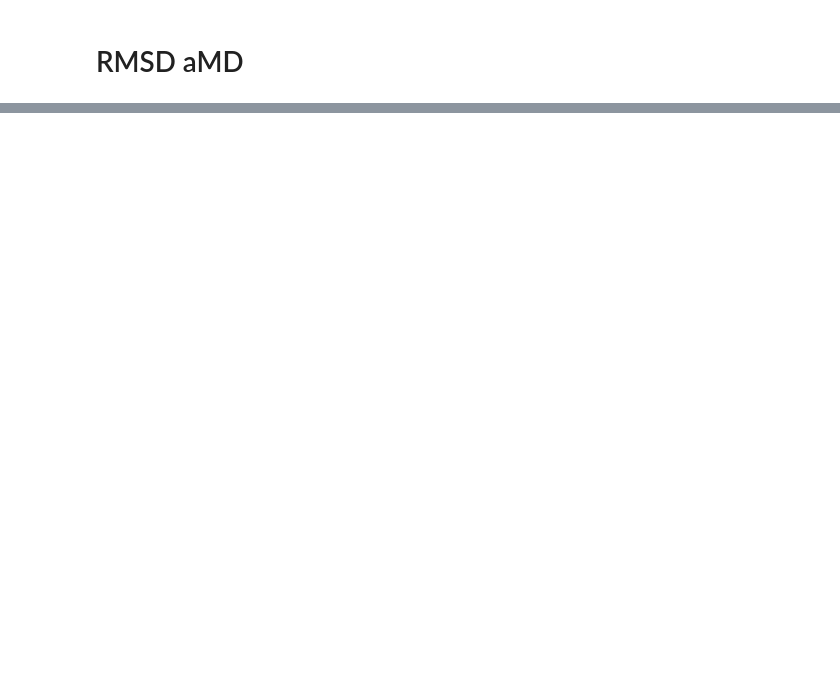
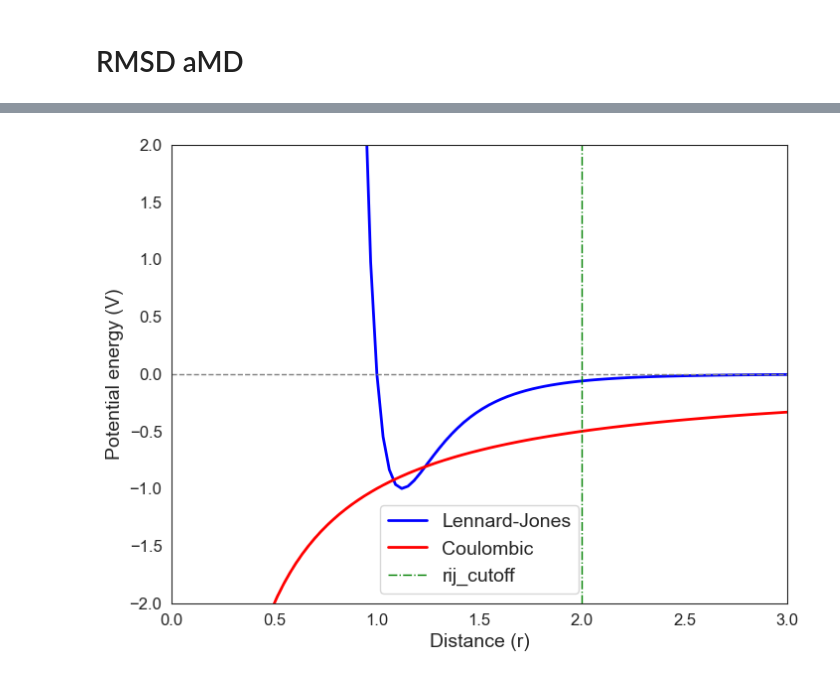
Before and after one commit to LukasMeinschad/Theoretische_Chemie, a Jupyter notebook: Praktikum/mm_part/mm_auswertung.ipynb, the cells around one changed output, grey strips where cells are left out. Drawn from its saved outputs; the diff is of its cells as text; code cells hidden in the pictures; blank space fills up the shorter version.

```diff
--- a/Praktikum/mm_part/mm_auswertung.ipynb
+++ b/Praktikum/mm_part/mm_auswertung.ipynb
@@ -40,0 +155,40 @@ plt.show()
+# %%
+import numpy as np
+import seaborn as sns
+import matplotlib.pyplot as plt
+
+sns.set_style("white")  # Change the style of the plot
+
+# Define the distance range and the cutoff
+r = np.linspace(0, 3, 100)
+cutoff_r = 2
+
+# Lennard-Jones potential
+sigma = 1.0
+epsilon = 1.0
+vlj = 4*epsilon*((sigma/r)**12 - (sigma/r)**6)
+
+# Coulombic potential
+q1 = 1.0
+q2 = -1.0
+k = 1.0
+vcoul = k*q1*q2/r
+
+# Create a plot
+
+fig, ax = plt.subplots(figsize=(8,6))
+ax.plot(r, vlj, label="Lennard-Jones", lw = 2, color = "blue")
+ax.plot(r, vcoul, label="Coulombic", lw = 2, color = "red")
+ax.axhline(0, c='gray', ls = '--', lw = 1)  #horizontal line at the asymptote of Lennard-Jones
+ax.axvline(cutoff_r, c='green', ls = '-.', lw = 1, label='rij_cutoff') # vertical line at cutoff_r
+ax.set_xlabel("Distance (r)", fontsize=14)
+ax.set_ylabel("Potential energy (V)", fontsize=14)
+ax.legend(fontsize=14)
+ax.xaxis.set_tick_params(labelsize=12)
+ax.yaxis.set_tick_params(labelsize=12)
+ax.set_xlim(0,3) #to limit the x-axis range from 0 to 3
+ax.set_ylim(-2,2) #to limit the y-axis range plt.tight_layout() # improve the spacing between the plot and the labels
+plt.savefig("potentials_with_cutoff.png",dpi=700)
+plt.show()
+# %% [output]
+[figure, added]
```
Also changed, not shown: parts of 4 cells of this notebook, 1 other file.
